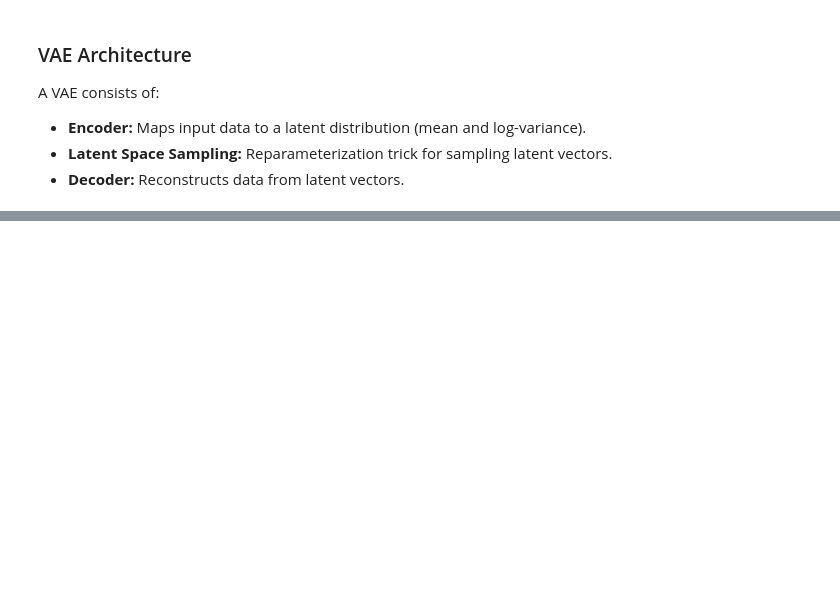
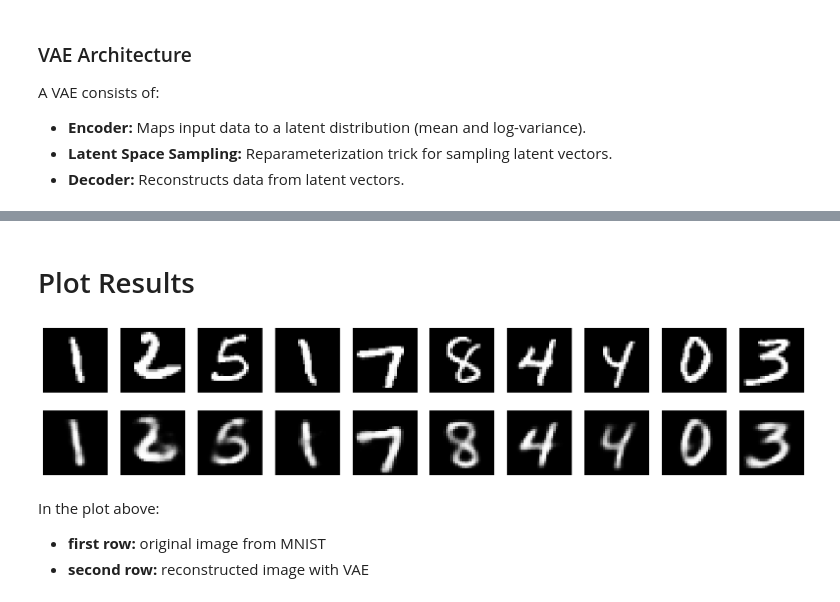
Before and after one commit to kezouke/VAExperiment, a Jupyter notebook: experiment.ipynb, the cells around one changed output, grey strips where cells are left out. Saved outputs shown, nothing was run; the diff lists cells and outputs as text; code cells hidden in the pictures; blank space fills up the shorter version.

```diff
--- a/experiment.ipynb
+++ b/experiment.ipynb
@@ -55,0 +214,4 @@ Traceback (most recent call last):  File "<frozen runpy>", line 198, in _run_mod
+# %%
+use_cuda = torch.cuda.is_available()
+use_mps = torch.backends.mps.is_available()
+device = torch.device("cuda" if use_cuda else "mps" if use_mps else "cpu")
@@ -55,0 +241,11 @@ Traceback (most recent call last):  File "<frozen runpy>", line 198, in _run_mod
+# %%
+# Hyperparameters
+input_dim = 28 * 28  # Flattened MNIST images
+latent_dim = 10
+batch_size = 64
+learning_rate = 1e-3
+epochs = 25
+
+# Model, Optimizer
+vae = VAE(input_dim, latent_dim).to(device)
+optimizer = torch.optim.Adam(vae.parameters(), lr=learning_rate)
@@ -55,0 +278,35 @@ Traceback (most recent call last):  File "<frozen runpy>", line 198, in _run_mod
+# %% [markdown]
+# Plot Results
+# %%
+# Plot Results
+def plot_results(vae, data_loader, num_samples=10):
+    vae.eval()
+    with torch.no_grad():
+        # Get a batch of samples
+        x, _ = next(iter(data_loader))
+        x = x.view(x.size(0), -1).to(device)
+
+        # Generate Reconstructions
+        recon_x, _, _ = vae(x)
+
+        # Plot Original and Reconstructed Images
+        fig, axes = plt.subplots(2, num_samples, figsize=(num_samples * 2, 4))
+        for i in range(num_samples):
+            # Original images
+            axes[0, i].imshow(x[i].cpu().view(28, 28), cmap='gray')
+            axes[0, i].axis('off')
+            # Reconstructed images
+            axes[1, i].imshow(recon_x[i].cpu().view(28, 28), cmap='gray')
+            axes[1, i].axis('off')
+        axes[0, 0].set_ylabel("Original", fontsize=14)
+        axes[1, 0].set_ylabel("Reconstructed", fontsize=14)
+        plt.show()
+# %%
+# Plot Reconstructions
+plot_results(vae, train_loader)
+# %% [output]
+[figure, added]
+# %% [markdown]
+In the plot above:
+- **first row:** original image from MNIST
+- **second row:** reconstructed image with VAE
```
Also changed, not shown: parts of 39 cells of this notebook, 9 other files.
